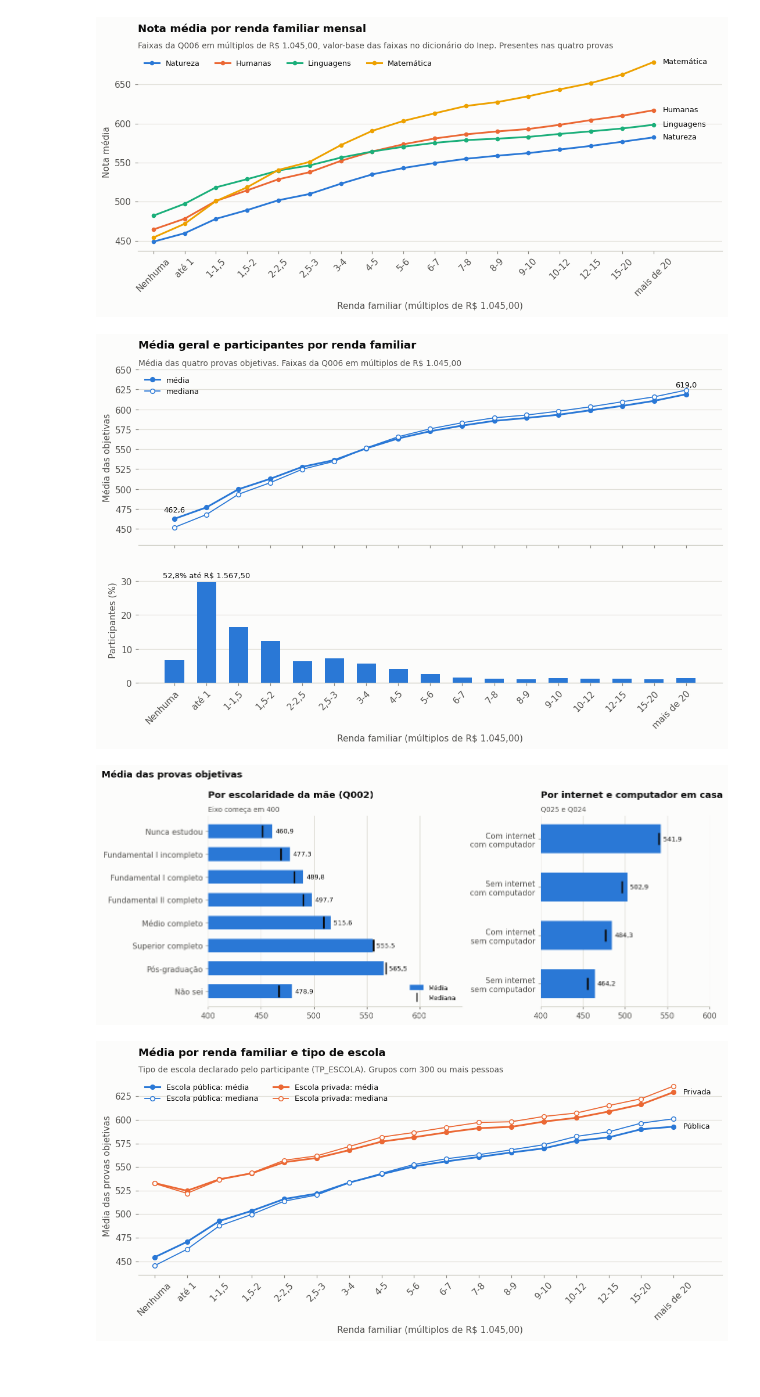
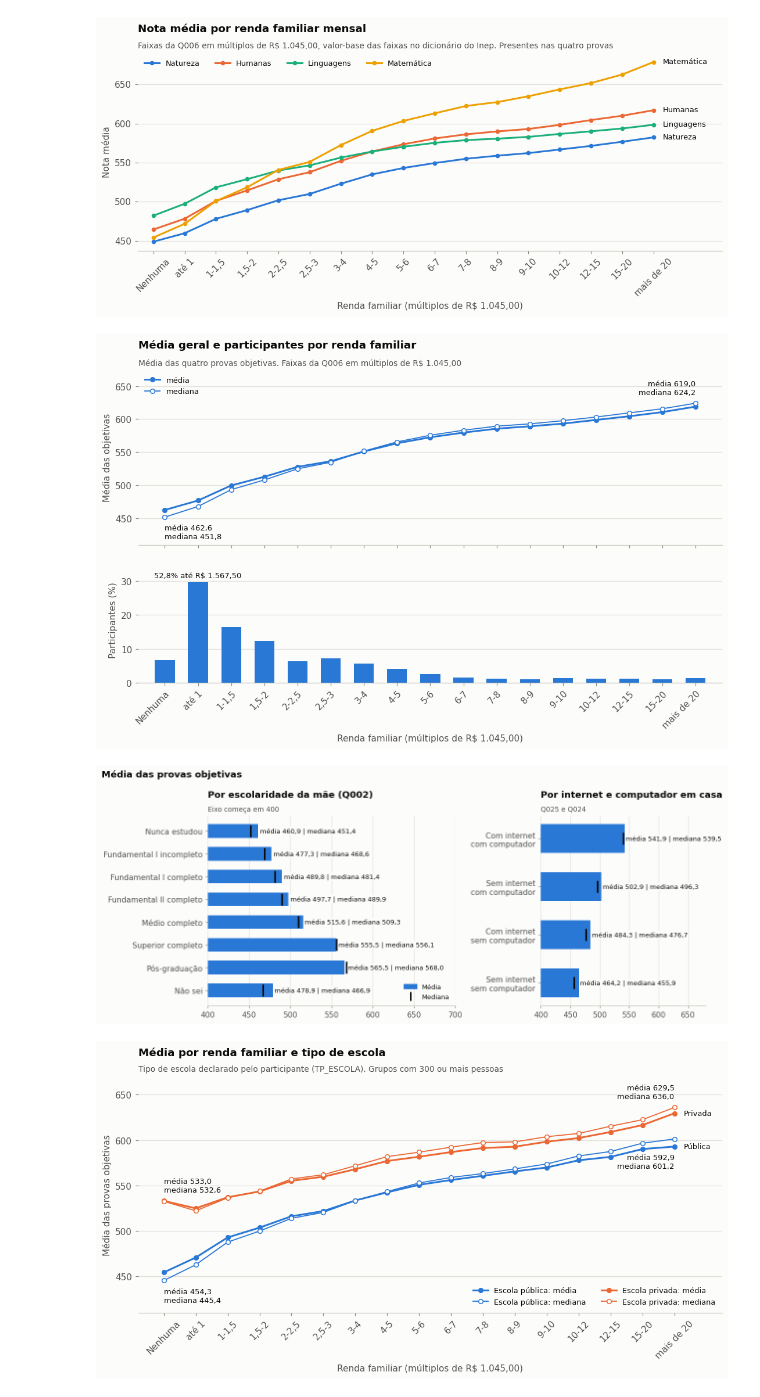
Before and after one commit to RCHRDYv/Teste-Analista-de-Dados-SX, a Jupyter notebook: notebooks/analise_enem_2020.ipynb, the cells around one changed output. Drawn from its saved outputs; the diff is of its cells as text; code cells hidden in the pictures; blank space fills up the shorter version.

```diff
--- a/notebooks/analise_enem_2020.ipynb
+++ b/notebooks/analise_enem_2020.ipynb
@@ -426,10 +442,9 @@ barras_com_mediana(ax2, problemas["status"], problemas["media_objetivas"], probl
 ax2.axvline(media_sem_problema, color=TINTA_SECUNDARIA, linewidth=1)
 ax2.text(media_sem_problema + 3, -0.6, f"média sem problemas {num(media_sem_problema)}", fontsize=8.5,
          color=TINTA)
-for i, (valor, mediana_status) in enumerate(zip(problemas["media_objetivas"], problemas["mediana_objetivas"])):
-    ax2.text(max(valor, mediana_status) + 3, i, num(valor), va="center", fontsize=8.5, color=TINTA)
-ax2.legend(handles=LEGENDA_BARRAS, loc="upper right", fontsize=8.5)
-ax2.set_xlim(300, 610)
+# Legenda abaixo do eixo, para não cobrir os rótulos das barras
+ax2.legend(handles=LEGENDA_BARRAS, loc="upper center", ncols=2, fontsize=8.5, bbox_to_anchor=(0.5, -0.1))
+ax2.set_xlim(300, 660)
 ax2.grid(axis="x"); ax2.grid(axis="y", visible=False)
 ax2.set_title("Média nas objetivas de quem zerou")
 subtitulo(ax2, "Presentes nas quatro provas. Eixo começa em 300")
@@ -510,16 +525,17 @@ salvar(fig, "10_notas_por_renda")
 renda_geral = agregar(base, "q006").sort_values("q006").reset_index(drop=True)
 renda_geral["pct"] = 100 * renda_geral["participantes"] / renda_geral["participantes"].sum()
 fig, (ax1, ax2) = plt.subplots(2, 1, figsize=(10, 6.6), sharex=True, gridspec_kw={"height_ratios": [1.4, 1]})
-linha_com_mediana(ax1, rotulos_renda, renda_geral["media"], renda_geral["mediana"], AZUL)
-for i in (0, len(renda_geral) - 1):
-    ax1.text(i, renda_geral["media"].iloc[i] + 9, num(renda_geral["media"].iloc[i]), ha="center",
-             fontsize=8.5, color=TINTA)
+faixas_renda = range(len(rotulos_renda))
+linha_com_mediana(ax1, faixas_renda, renda_geral["media"], renda_geral["mediana"], AZUL,
+                  rotulo_inicio="below", rotulo_fim="above")
 ax1.legend(loc="upper left", fontsize=8.5)
-ax1.set_ylim(430, 650)
+ax1.set_xlim(-0.8, len(rotulos_renda) - 0.2)
+ax1.set_ylim(410, 675)
 ax1.set_title("Média geral e participantes por renda familiar")
 subtitulo(ax1, "Média das quatro provas objetivas. Faixas da Q006 em múltiplos de R$ 1.045,00")
 ax1.set_ylabel("Média das objetivas")
-ax2.bar(rotulos_renda, renda_geral["pct"], color=AZUL, width=0.6)
+ax2.bar(faixas_renda, renda_geral["pct"], color=AZUL, width=0.6)
+ax2.set_xticks(faixas_renda, rotulos_renda)
 acumulado = renda_geral["pct"].iloc[:3].sum()
 ax2.text(1, renda_geral["pct"].max() * 1.05, f"{num(acumulado)}% até R$ 1.567,50", ha="center",
          fontsize=8.5, color=TINTA)
@@ -529,7 +545,7 @@ ax2.set_xlabel("Renda familiar (múltiplos de R$ 1.045,00)")
 plt.setp(ax2.get_xticklabels(), rotation=45, ha="right", rotation_mode="anchor")
 salvar(fig, "15_media_por_renda")
 # %% [output]
-[figure, old version]
+[figure, new version]
 # %%
 mae = agregar(base, "q002").rename(columns={"q002": "resposta"}).sort_values("resposta") \
     .reset_index(drop=True)
@@ -543,41 +559,40 @@ casa = agregar(com_casa, "grupo").sort_values("media").reset_index(drop=True)
 
 fig, (ax1, ax2) = plt.subplots(1, 2, figsize=(11.5, 4.8), gridspec_kw={"width_ratios": [1.5, 1]})
 barras_com_mediana(ax1, mae["resposta"].astype(str).map(rotulos_mae), mae["media"], mae["mediana"])
-for i, (valor, mediana_grupo) in enumerate(zip(mae["media"], mae["mediana"])):
-    ax1.text(max(valor, mediana_grupo) + 3, i, num(valor), va="center", fontsize=8.5, color=TINTA)
-ax1.set_xlim(400, 640)
+ax1.set_xlim(400, 700)
 ax1.invert_yaxis()
 ax1.grid(axis="x"); ax1.grid(axis="y", visible=False)
 ax1.legend(handles=LEGENDA_BARRAS, loc="lower right", fontsize=8.5)
 ax1.set_title("Por escolaridade da mãe (Q002)")
 subtitulo(ax1, "Eixo começa em 400")
 barras_com_mediana(ax2, casa["grupo"], casa["media"], casa["mediana"])
-for i, (valor, mediana_grupo) in enumerate(zip(casa["media"], casa["mediana"])):
-    ax2.text(max(valor, mediana_grupo) + 3, i, num(valor), va="center", fontsize=8.5, color=TINTA)
-ax2.set_xlim(400, 600)
+ax2.set_xlim(400, 680)
 ax2.grid(axis="x"); ax2.grid(axis="y", visible=False)
 ax2.set_title("Por internet e computador em casa")
 subtitulo(ax2, "Q025 e Q024")
 fig.suptitle("Média das provas objetivas", x=0.01, ha="left", fontsize=12, fontweight="bold")
 salvar(fig, "11_media_mae_internet")
 # %% [output]
-[figure, old version]
+[figure, new version]
 # %%
 renda_escola = agregar(base[base["ds_escola"].isin(["Pública", "Privada"])], ["q006", "ds_escola"])
 renda_escola = renda_escola[renda_escola["participantes"] >= 300]
-fig, ax = plt.subplots(figsize=(10, 4.8))
-for cor, escola in zip(SERIES, ["Pública", "Privada"]):
+fig, ax = plt.subplots(figsize=(10, 5.4))
+# A escola pública fica embaixo, então seus rótulos vão abaixo dos pontos
+for cor, escola, lado in zip(SERIES, ["Pública", "Privada"], ["below", "above"]):
     dados = renda_escola[renda_escola["ds_escola"] == escola].sort_values("q006")
     posicoes = dados["q006"].astype(str).map({c: i for i, c in enumerate("ABCDEFGHIJKLMNOPQ")})
-    linha_com_mediana(ax, posicoes, dados["media"], dados["mediana"], cor, f"Escola {escola.lower()}")
+    linha_com_mediana(ax, posicoes, dados["media"], dados["mediana"], cor, f"Escola {escola.lower()}",
+                      rotulo_inicio=lado, rotulo_fim=lado)
     ax.text(posicoes.iloc[-1] + 0.3, dados["media"].iloc[-1], escola, va="center", fontsize=8.5, color=TINTA)
 ax.set_xticks(range(17), rotulos_renda, rotation=45)
-ax.set_xlim(-0.5, 17.5)
-ax.legend(loc="upper left", fontsize=8.5, ncols=2)
+ax.set_xlim(-0.8, 17.5)
+ax.set_ylim(410, 670)
+ax.legend(loc="lower right", fontsize=8.5, ncols=2)
 ax.set_title("Média por renda familiar e tipo de escola")
 subtitulo(ax, "Tipo de escola declarado pelo participante (TP_ESCOLA). Grupos com 300 ou mais pessoas")
 ax.set_xlabel("Renda familiar (múltiplos de R$ 1.045,00)")
 ax.set_ylabel("Média das provas objetivas")
 salvar(fig, "12_renda_x_tipo_escola")
 # %% [output]
-[figure, old version]
+[figure, new version]
```
Also changed, not shown: parts of 5 cells of this notebook, 8 other files.
